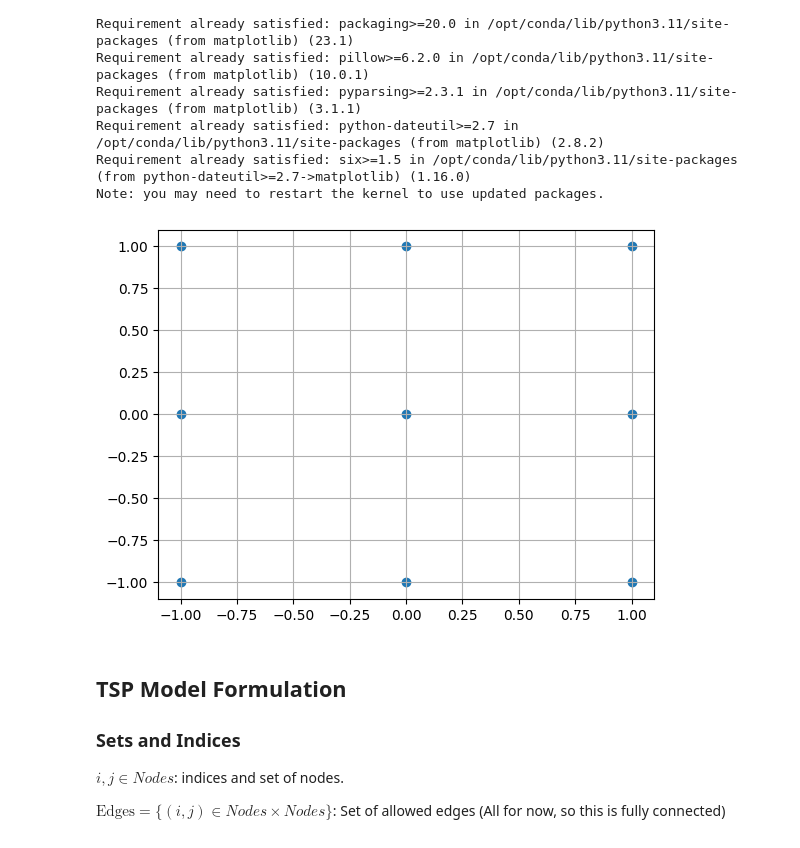
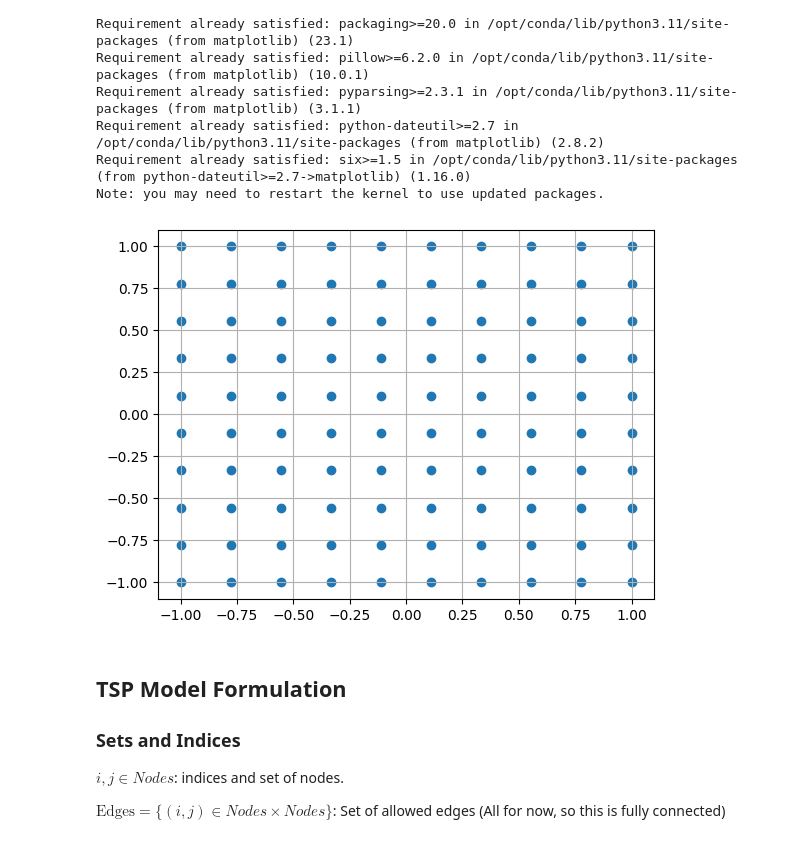
Before and after one commit to nestlab-bae-mqp-2024/mrpcp-solvers, a Jupyter notebook: jupyter/mqp_milp_first_attempt.ipynb, the cells around one changed output. Cells and saved outputs as stored; diff of their text form; code cells hidden in the pictures.

```diff
--- a/jupyter/mqp_milp_first_attempt.ipynb
+++ b/jupyter/mqp_milp_first_attempt.ipynb
@@ -21,27 +21,27 @@ Note: you may need to restart the kernel to use updated packages.
 # %%
 from matplotlib import pyplot as plt
 from pprint import pp
 import numpy as np
 
 # This implementation only works with n = 2 and 3. It fails 4 and onwards
 # Chose the number of nodes in an axis
-n = 3
+n = 10
 # Create a uniform (n, n, 2) numpy grid for MAXIMUM SPEED
 grid = np.mgrid[-1:1:n*1j, -1.:1:n*1j]
 grid = grid.reshape(grid.shape + (1,))
 grid = np.concatenate((grid[0], grid[1]), axis=2)
 # Sanity check
 # pp(grid)
 # pp(grid[:, :, 0].reshape(-1))
 # pp(grid[:, :, 1].reshape(-1))
 
 # Graphical sanity check
 plt.figure()
 plt.scatter(grid[:, :, 0], grid[:, :, 1])
 plt.grid()
 plt.show()
 # %% [output]
-[figure, old version]
+[figure, new version]
 # %% [markdown]
 ## TSP Model Formulation
 
```
Also changed, not shown: parts of 4 cells of this notebook.
